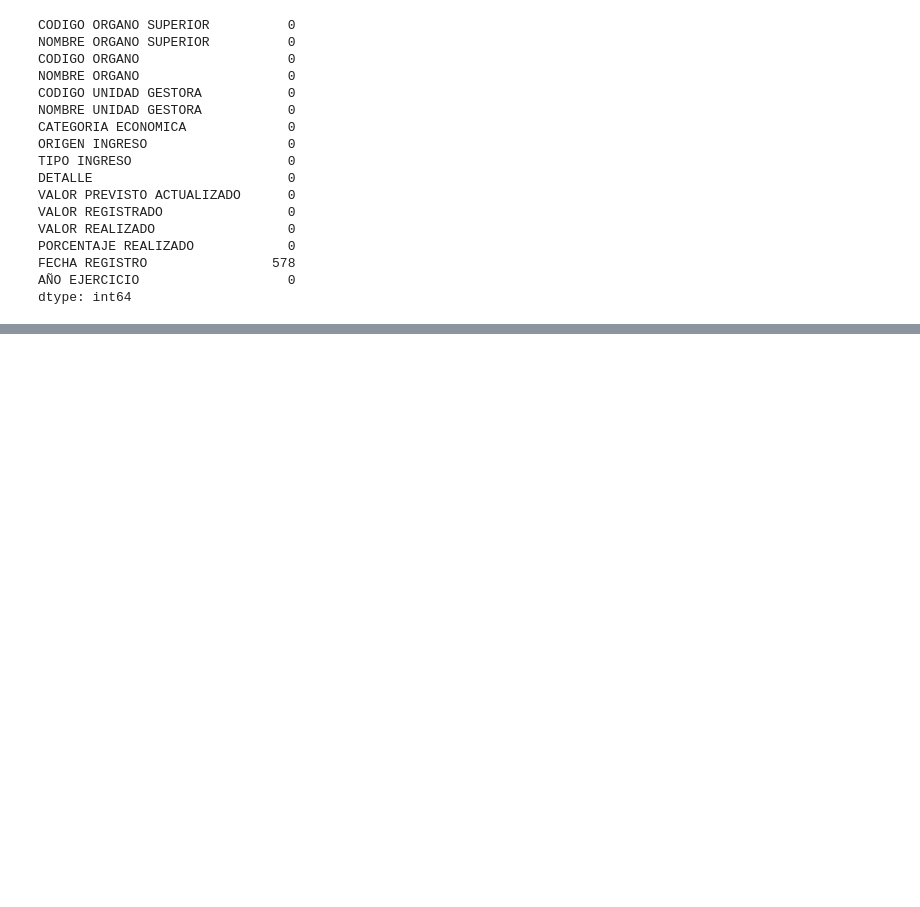
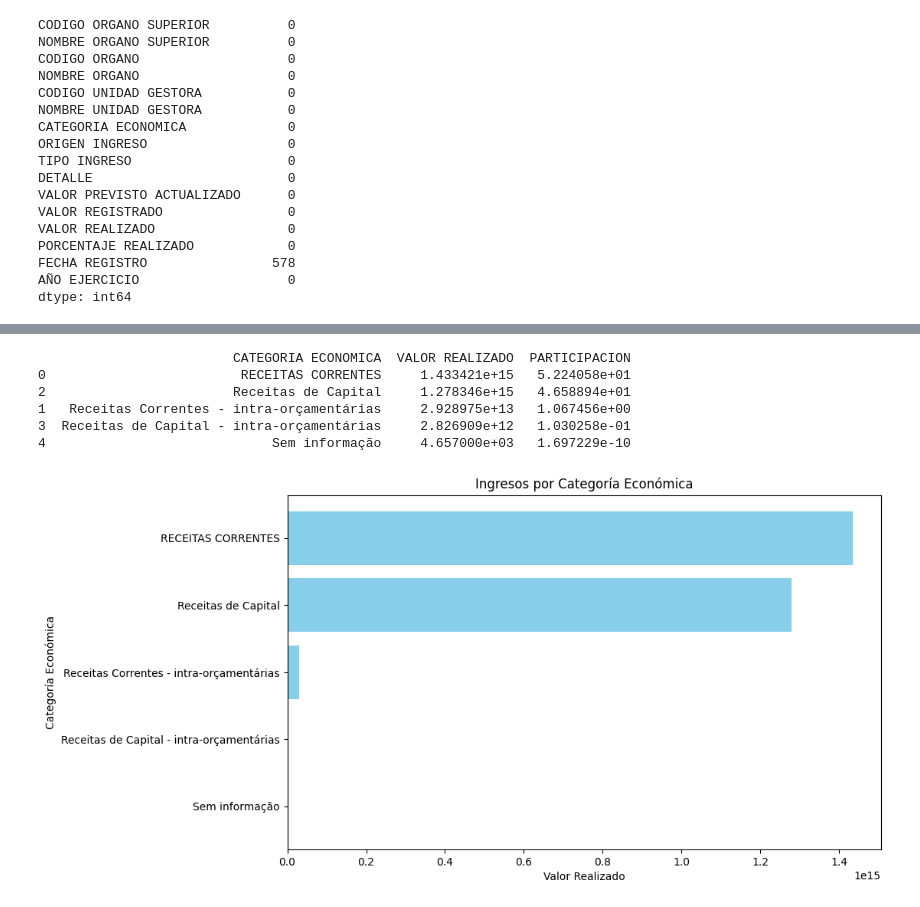
Before and after one commit to QuiqueBrotons83/Laboratorio_Python, a Jupyter notebook: notebook/Limpieza_datos_ingresos_Brasil.ipynb, the cells around one changed output, grey strips where cells are left out. Saved outputs shown, nothing was run; the diff lists cells and outputs as text; code cells hidden in the pictures; blank space fills up the shorter version.

```diff
--- a/notebook/Limpieza_datos_ingresos_Brasil.ipynb
+++ b/notebook/Limpieza_datos_ingresos_Brasil.ipynb
@@ -130,0 +154,6 @@ Name: FECHA REGISTRO, Length: 1026299, dtype: object
+# %%
+# Cambio los nombres a Receitas corrientes de los valores que he identificado que podia unir.
+df['CATEGORIA ECONOMICA'] = df['CATEGORIA ECONOMICA'].replace({
+    'Receitas Correntes': 'Receitas Correntes',
+    'receitas correntes': 'Receitas Correntes',
+    'Rec Correntes': 'Receitas Correntes'})
@@ -130,0 +173,4 @@ Name: FECHA REGISTRO, Length: 1026299, dtype: object
+# %%
+# Hago un analisis sobre la categoria economica y el valor realizado.
+ingresos_por_categoria = df.groupby('CATEGORIA ECONOMICA')['VALOR REALIZADO'].sum().reset_index()
+ingresos_por_categoria
@@ -130,0 +184,5 @@ Name: FECHA REGISTRO, Length: 1026299, dtype: object
+# %%
+# Aqui hago una suma de los valores realizados y luego creo una columna nueva y hago la particion para que me saque los valores dividos los ingresos totales.
+ingresos_totales = ingresos_por_categoria['VALOR REALIZADO'].sum()
+ingresos_por_categoria['PARTICIPACION'] = (ingresos_por_categoria['VALOR REALIZADO'] / ingresos_totales) * 100
+ingresos_por_categoria
@@ -130,0 +196,11 @@ Name: FECHA REGISTRO, Length: 1026299, dtype: object
+# %%
+# Aqui ordeno de mayor a menor para que para que muestre mejor los resultados.
+ingresos_por_categoria = ingresos_por_categoria.sort_values(by='VALOR REALIZADO', ascending=False)
+print(ingresos_por_categoria)
+# %% [output]
+                         CATEGORIA ECONOMICA  VALOR REALIZADO  PARTICIPACION
+0                         RECEITAS CORRENTES     1.433421e+15   5.224058e+01
+2                        Receitas de Capital     1.278346e+15   4.658894e+01
+1   Receitas Correntes - intra-orçamentárias     2.928975e+13   1.067456e+00
+3  Receitas de Capital - intra-orçamentárias     2.826909e+12   1.030258e-01
+4                             Sem informação     4.657000e+03   1.697229e-10
@@ -130,0 +209,12 @@ Name: FECHA REGISTRO, Length: 1026299, dtype: object
+# %%
+# Hago un grafico para representar la diferencia entre los diferentes ingresos por categoria.
+
+plt.figure(figsize=(10, 6))
+plt.barh(ingresos_por_categoria['CATEGORIA ECONOMICA'], ingresos_por_categoria['VALOR REALIZADO'], color='skyblue')
+plt.xlabel("Valor Realizado")
+plt.ylabel("Categoría Económica")
+plt.title("Ingresos por Categoría Económica")
+plt.gca().invert_yaxis()
+plt.show()
+# %% [output]
+[figure, added]
```
Also changed, not shown: parts of 11 cells of this notebook.
